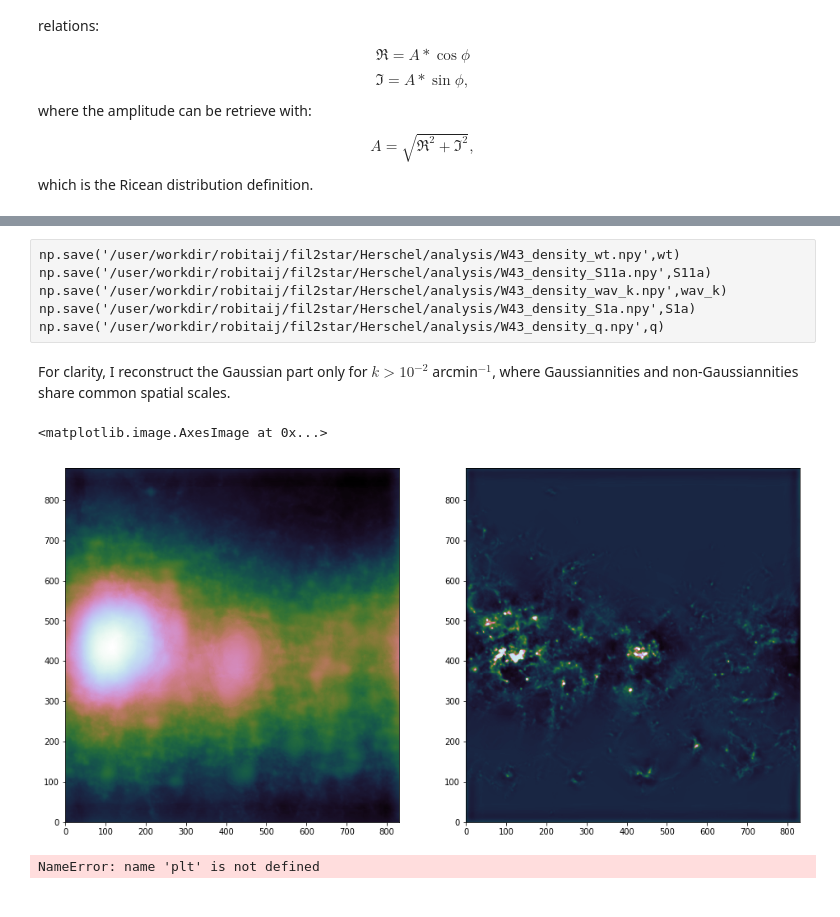
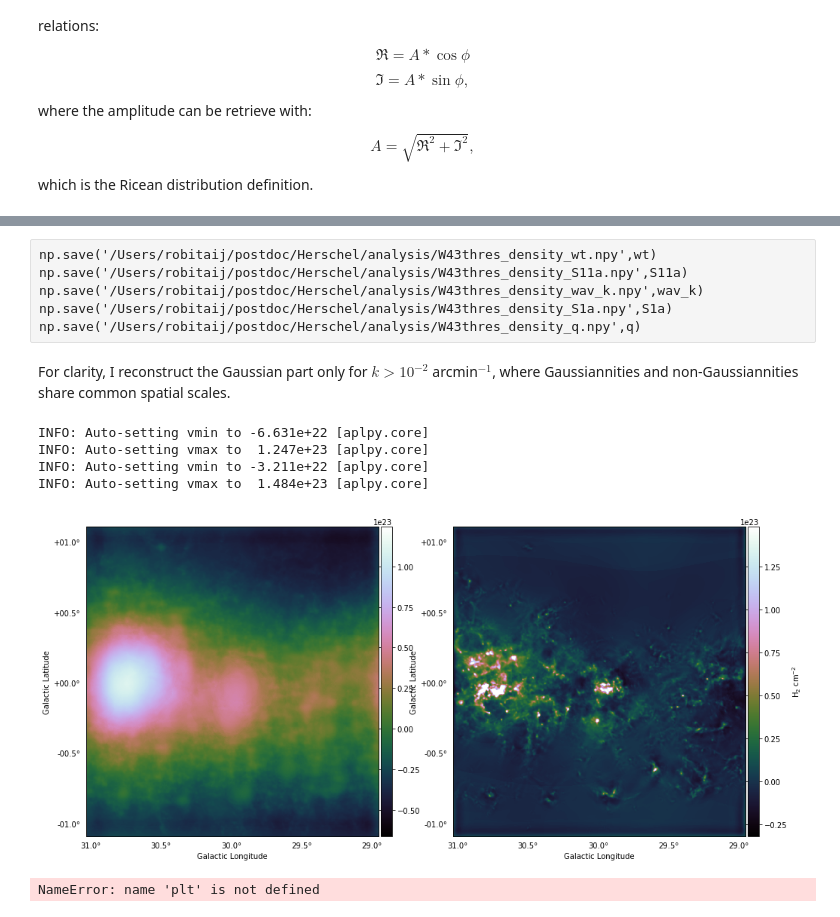
Before and after one commit to hoangducthuong/notebooks, a Jupyter notebook: W43_wavan.ipynb, the cells around one changed output, grey strips where cells are left out. Cells and saved outputs as stored; diff of their text form; code cells hidden in the pictures.

```diff
--- a/W43_wavan.ipynb
+++ b/W43_wavan.ipynb
@@ -12,7 +12,7 @@ Populating the interactive namespace from numpy and matplotlib
 #subtracted, and edges apodized to mini the "step function effect"
 #in the Fourier and wavelet transform.
 
-figfile = '/user/workdir/robitaij/fil2star/Herschel/W43_density_galcut_nan_apod.fits'
+figfile = '/Users/robitaij/postdoc/Herschel/W43_density_galcut_nan_apod.fits'
 fig = aplpy.FITSFigure(figfile, convention='calabretta')
 fig.show_colorscale(vmin=-1.8e22,vmax=1.14e23,cmap='cubehelix')
 fig.tick_labels.set_xformat('dd.d')
@@ -149,9 +160,9 @@ plot(x,np.array(q).reshape(25))
 # %% [raw]
-np.save('/user/workdir/robitaij/fil2star/Herschel/analysis/W43_density_wt.npy',wt)
-np.save('/user/workdir/robitaij/fil2star/Herschel/analysis/W43_density_S11a.npy',S11a)
-np.save('/user/workdir/robitaij/fil2star/Herschel/analysis/W43_density_wav_k.npy',wav_k)
-np.save('/user/workdir/robitaij/fil2star/Herschel/analysis/W43_density_S1a.npy',S1a)
-np.save('/user/workdir/robitaij/fil2star/Herschel/analysis/W43_density_q.npy',q)
+np.save('/Users/robitaij/postdoc/Herschel/analysis/W43thres_density_wt.npy',wt)
+np.save('/Users/robitaij/postdoc/Herschel/analysis/W43thres_density_S11a.npy',S11a)
+np.save('/Users/robitaij/postdoc/Herschel/analysis/W43thres_density_wav_k.npy',wav_k)
+np.save('/Users/robitaij/postdoc/Herschel/analysis/W43thres_density_S1a.npy',S1a)
+np.save('/Users/robitaij/postdoc/Herschel/analysis/W43thres_density_q.npy',q)
 # %%
 wt = np.load('/user/workdir/robitaij/fil2star/Herschel/analysis/W43_density_wt.npy')
 S11a = np.load('/user/workdir/robitaij/fil2star/Herschel/analysis/W43_density_S11a.npy')
@@ -163,25 +174,43 @@ For clarity, I reconstruct the Gaussian part only for $k > 10^{-2}$ arcmin$^{-1}
 # %%
 M = wav_k.shape[0]
 
 coherent = np.sum(wt[M:2*M,:,:],axis=0)
 Gaussian = np.sum(wt[2*M+8:3*M,:,:],axis=0)+np.sum(wt[0:6,:,:],axis=0)
 
-fits.writeto('/user/workdir/robitaij/fil2star/Herschel/analysis/W43_density_galcut_nan_cohe.fits',\
+fits.writeto('/Users/robitaij/postdoc/Herschel/analysis/W43thres_density_galcut_nan_cohe.fits',\
             coherent.real,HDU[0].header,overwrite=True)
-fits.writeto('/user/workdir/robitaij/fil2star/Herschel/analysis/W43_density_galcut_nan_gaussian.fits',\
+fits.writeto('/Users/robitaij/postdoc/Herschel/analysis/W43thres_density_galcut_nan_gaussian.fits',\
             Gaussian.real,HDU[0].header,overwrite=True)
 
-plt.figure(figsize=(16,8))
+fig_all = plt.figure(figsize=(16,8))
 
-plt.subplot(121)
-plt.imshow(Gaussian.real,origin='below',cmap='cubehelix')
+#plt.subplot(121)
+#plt.imshow(Gaussian.real,origin='below',cmap='cubehelix')
 #plt.colorbar()
-plt.subplot(122)
-plt.imshow(coherent.real,origin='below',cmap='cubehelix')
+#plt.subplot(122)
+#plt.imshow(coherent.real,origin='below',cmap='cubehelix')
 #plt.colorbar()
+
+figfile = '/Users/robitaij/postdoc/Herschel/analysis/W43thres_density_galcut_nan_gaussian.fits'
+fig = aplpy.FITSFigure(figfile, figure=fig_all, convention='calabretta',subplot=(1, 2, 1))
+fig.show_colorscale(cmap='cubehelix')
+fig.tick_labels.set_xformat('dd.d')
+fig.tick_labels.set_yformat('dd.d')
+fig.add_colorbar()
+
+figfile = '/Users/robitaij/postdoc/Herschel/analysis/W43thres_density_galcut_nan_cohe.fits'
+fig = aplpy.FITSFigure(figfile, figure=fig_all, convention='calabretta',subplot=(1, 2, 2))
+fig.show_colorscale(cmap='cubehelix')
+fig.tick_labels.set_xformat('dd.d')
+fig.tick_labels.set_yformat('dd.d')
+fig.add_colorbar()
+fig.colorbar.set_axis_label_text(r'H$_2$ cm$^{-2}$')
 # %% [output]
-<matplotlib.image.AxesImage at 0x...>
+INFO: Auto-setting vmin to -6.631e+22 [aplpy.core]
+INFO: Auto-setting vmax to  1.247e+23 [aplpy.core]
+INFO: Auto-setting vmin to -3.211e+22 [aplpy.core]
+INFO: Auto-setting vmax to  1.484e+23 [aplpy.core]
-[figure, old version]
+[figure, new version]
 # %%
 fig, axs = plt.subplots(M,3,figsize=(12,70))
 
```
Also changed, not shown: parts of 3 cells of this notebook, 3 other files.
